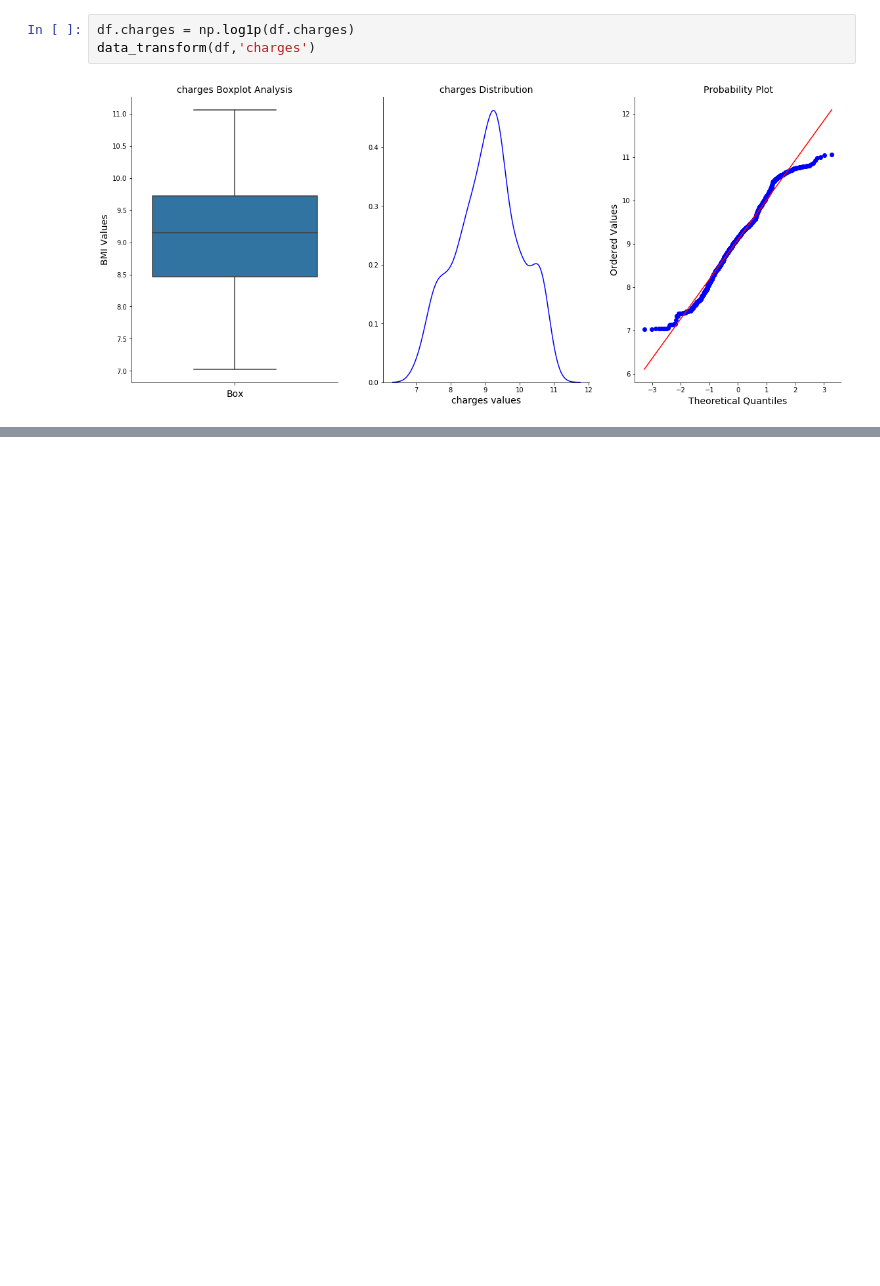
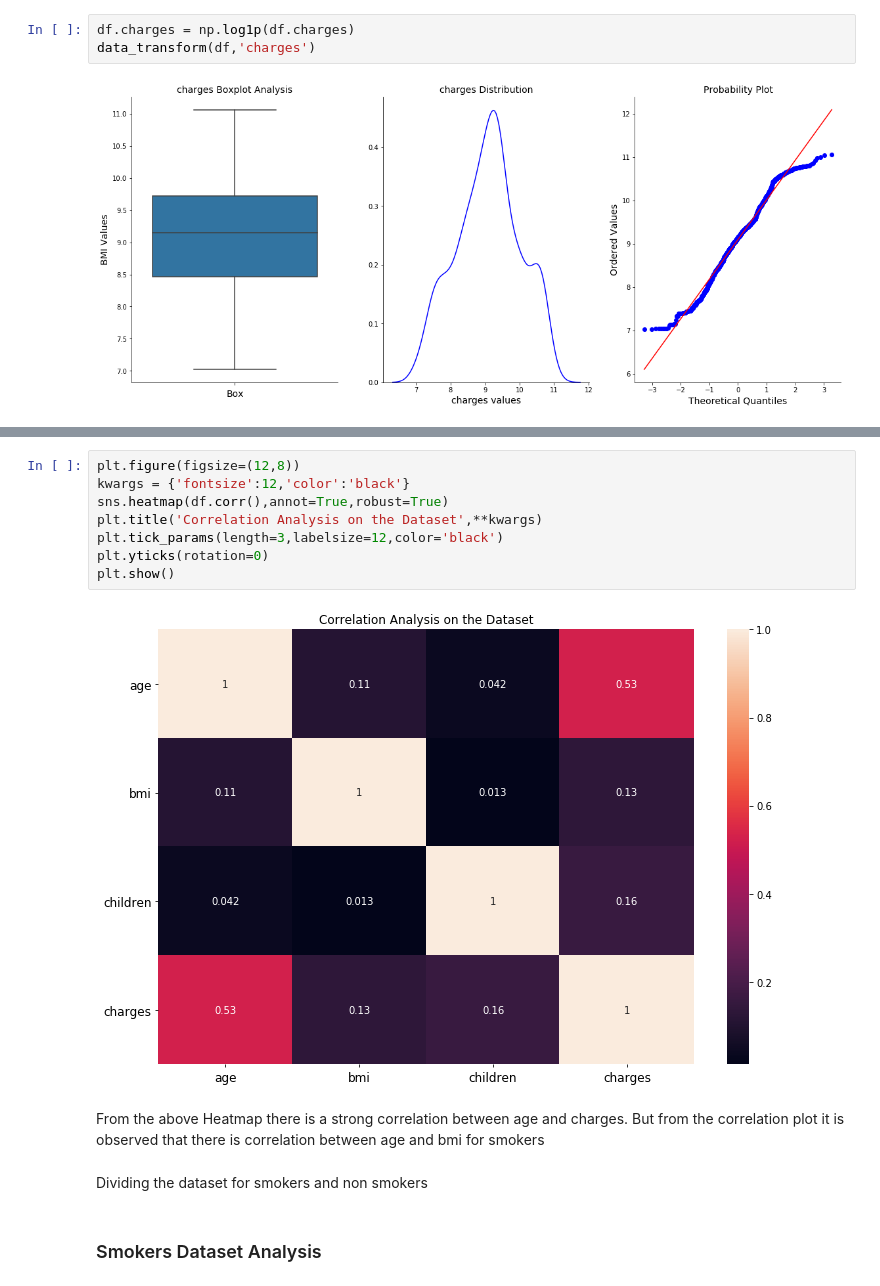
Before and after one commit to gowthamkatari/Medical_cost_dataset, a Jupyter notebook: medical_cost.ipynb, the cells around one changed output, grey strips where cells are left out. Saved outputs shown, nothing was run; the diff lists cells and outputs as text; blank space fills up the shorter version.

```diff
--- a/medical_cost.ipynb
+++ b/medical_cost.ipynb
@@ -187,0 +213,18 @@ data_transform(df,'charges')
+# %%
+plt.figure(figsize=(12,8))
+kwargs = {'fontsize':12,'color':'black'}
+sns.heatmap(df.corr(),annot=True,robust=True)
+plt.title('Correlation Analysis on the Dataset',**kwargs)
+plt.tick_params(length=3,labelsize=12,color='black')
+plt.yticks(rotation=0)
+plt.show()
+# %% [output]
+[figure, added]
+# %% [markdown]
+From the above Heatmap there is a strong correlation between age
+and charges. But from the correlation plot it is observed that there is
+correlation between age and bmi for smokers
+# %% [markdown]
+Dividing the dataset for smokers and non smokers
+# %% [markdown]
+### Smokers Dataset Analysis
```
Also changed, not shown: parts of 27 cells of this notebook.
